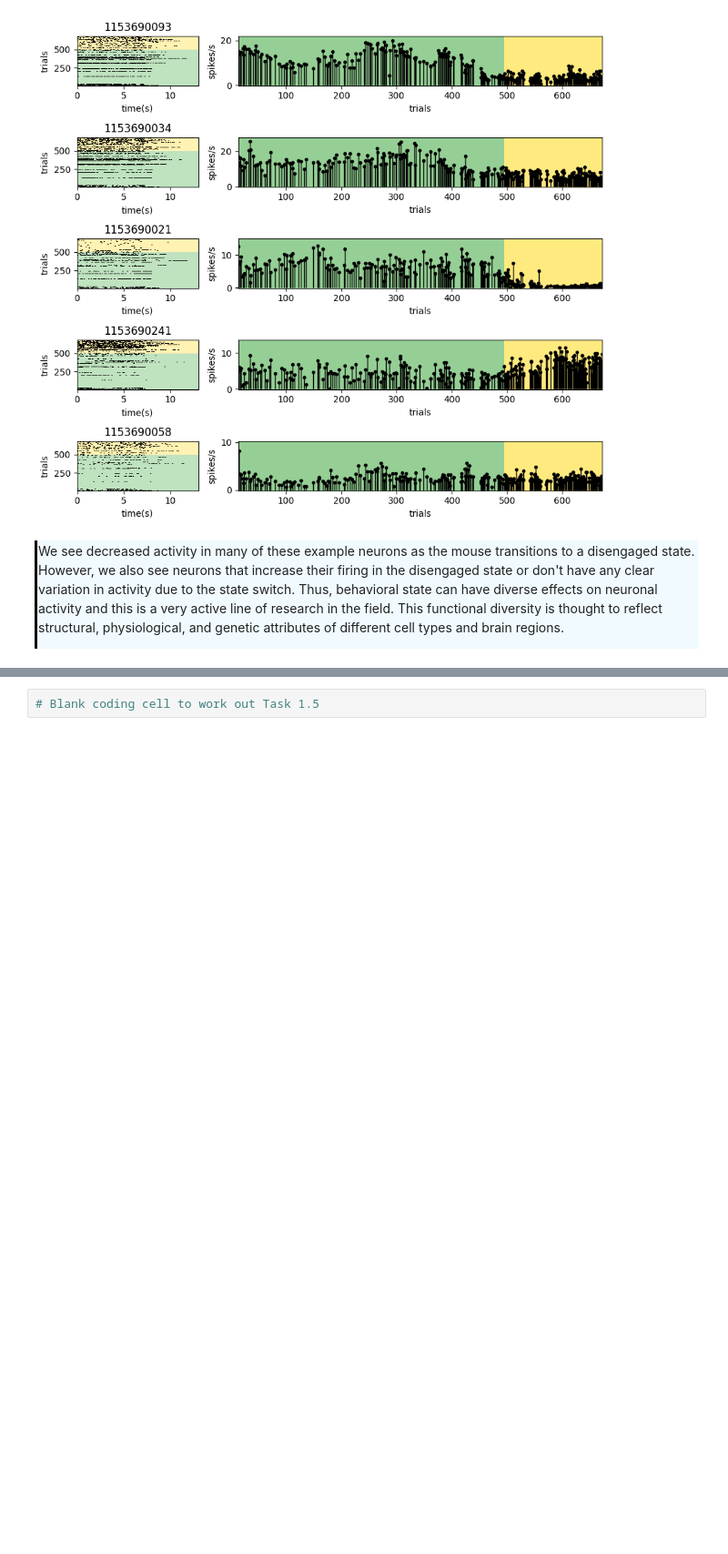
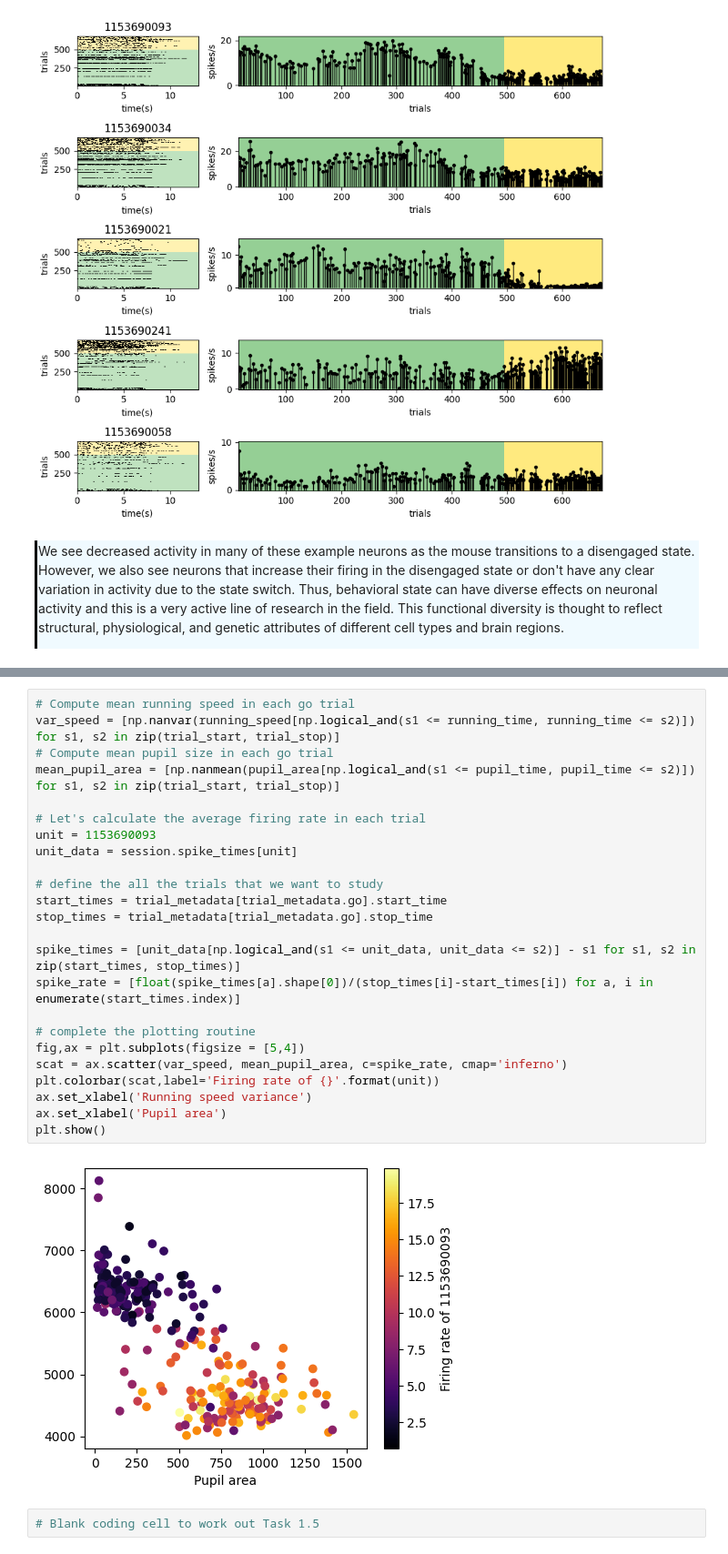
Before and after one commit to AllenSWDB/swdb_visualbehavior_template, a Jupyter notebook: code/Workshop1.ipynb, the cells around one changed output, grey strips where cells are left out. Shown at 91% size. Drawn from its saved outputs; the diff is of its cells as text; blank space fills up the shorter version.

```diff
--- a/code/Workshop1.ipynb
+++ b/code/Workshop1.ipynb
@@ -733,3 +812,29 @@ plt.tight_layout()
+# %%
+# Compute mean running speed in each go trial
+var_speed = [np.nanvar(running_speed[np.logical_and(s1 <= running_time, running_time <= s2)]) for s1, s2 in zip(trial_start, trial_stop)]
+# Compute mean pupil size in each go trial
+mean_pupil_area = [np.nanmean(pupil_area[np.logical_and(s1 <= pupil_time, pupil_time <= s2)]) for s1, s2 in zip(trial_start, trial_stop)]
+
+# Let's calculate the average firing rate in each trial
+unit = 1153690093
+unit_data = session.spike_times[unit]
+
+# define the all the trials that we want to study
+start_times = trial_metadata[trial_metadata.go].start_time
+stop_times = trial_metadata[trial_metadata.go].stop_time
+
+spike_times = [unit_data[np.logical_and(s1 <= unit_data, unit_data <= s2)] - s1 for s1, s2 in zip(start_times, stop_times)]
+spike_rate = [float(spike_times[a].shape[0])/(stop_times[i]-start_times[i]) for a, i in enumerate(start_times.index)]
+
+# complete the plotting routine
+fig,ax = plt.subplots(figsize = [5,4])
+scat = ax.scatter(var_speed, mean_pupil_area, c=spike_rate, cmap='inferno')
+plt.colorbar(scat,label='Firing rate of {}'.format(unit))
+ax.set_xlabel('Running speed variance')
+ax.set_xlabel('Pupil area')
+plt.show()
+# %% [output]
+[figure, added]
 # %%
 # Blank coding cell to work out Task 1.5
 # %% [markdown]
```
Also changed, not shown: parts of 10 cells of this notebook.
